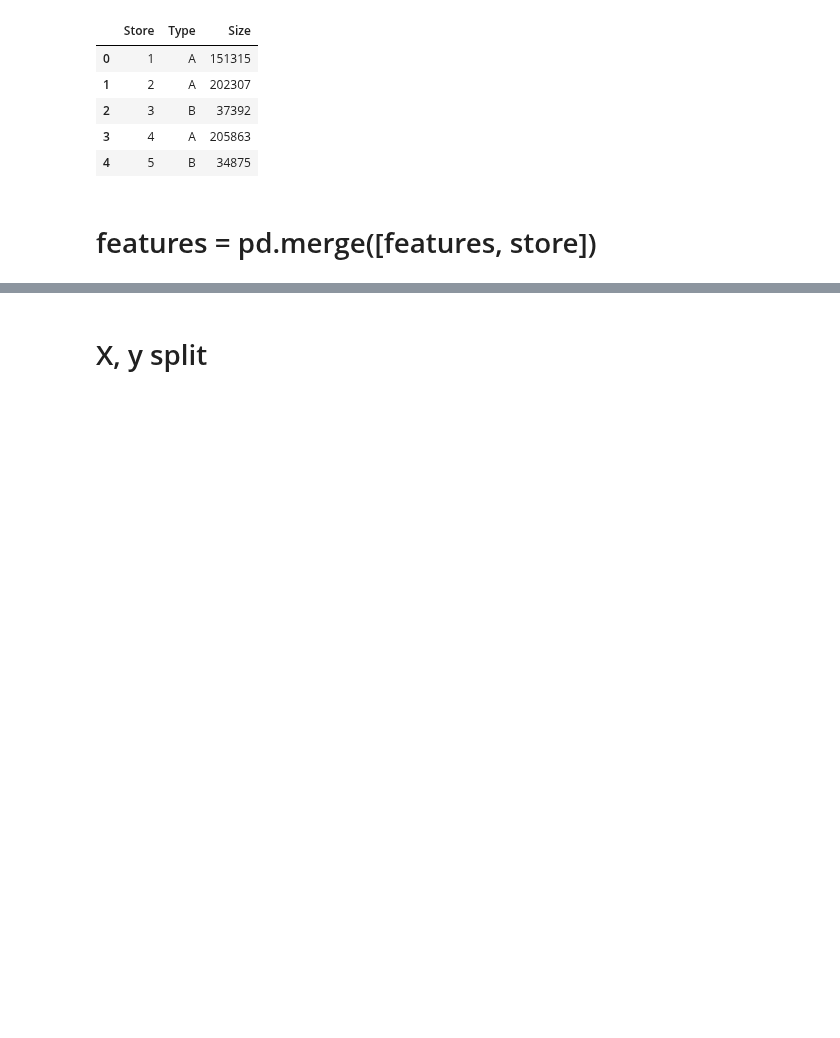
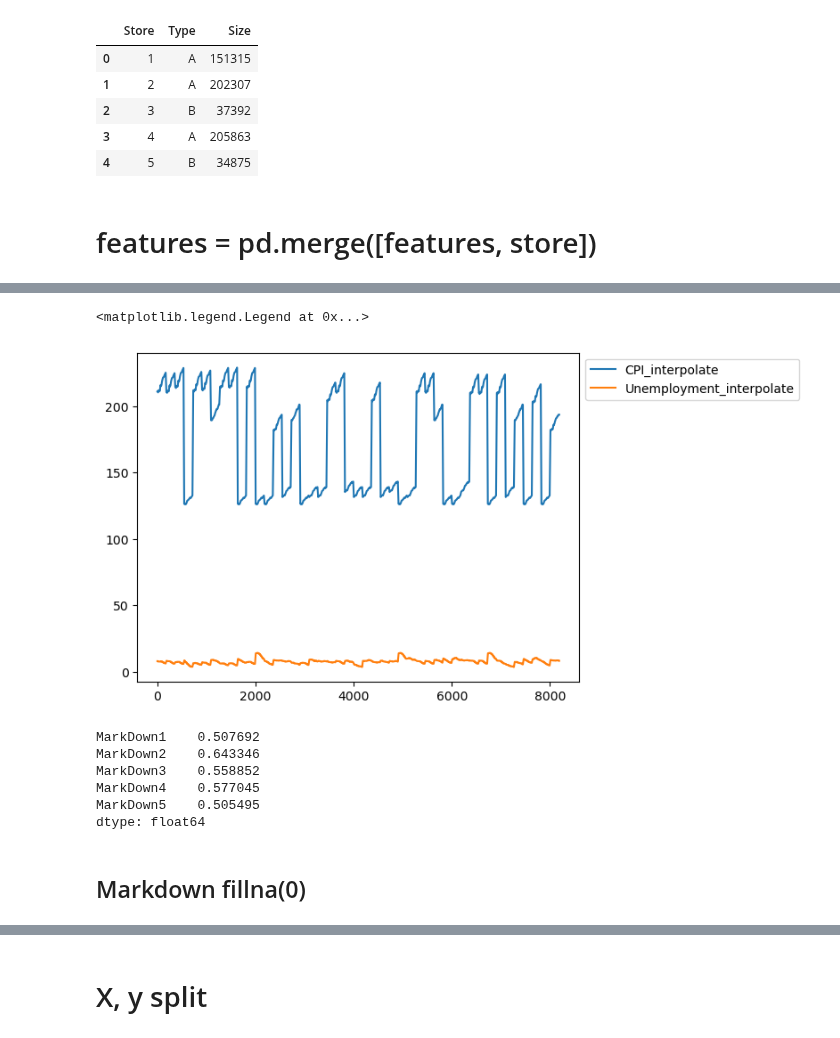
Before and after one commit to wumusill/AI_School, a Jupyter notebook: Project/MiniP4/walmart.ipynb, the cells around one changed output, grey strips where cells are left out. Saved outputs shown, nothing was run; the diff lists cells and outputs as text; code cells hidden in the pictures; blank space fills up the shorter version.

```diff
--- a/Project/MiniP4/walmart.ipynb
+++ b/Project/MiniP4/walmart.ipynb
@@ -118,0 +189,21 @@ sns.boxplot(data=features)
+# %%
+store["CPI_interpolate"] = store["CPI"].interpolate(method="linear", limit_direction="both")
+store["Unemployment_interpolate"] = store["Unemployment"].interpolate(method="linear", limit_direction="both")
+# %%
+store[["CPI_interpolate", "Unemployment_interpolate"]].plot(kind="line", legend=(1, 2))
+plt.legend(bbox_to_anchor=(1, 1))
+# %% [output]
+<matplotlib.legend.Legend at 0x...>
+[figure, added]
+# %%
+# MarkDown의 결측치 비율 : 절반 이상, 제거 고려
+store[["MarkDown1", "MarkDown2", "MarkDown3", "MarkDown4", "MarkDown5"]].isnull().mean()
+# %% [output]
+MarkDown1    0.507692
+MarkDown2    0.643346
+MarkDown3    0.558852
+MarkDown4    0.577045
+MarkDown5    0.505495
+dtype: float64
+# %% [markdown]
+## Markdown fillna(0)
```
Also changed, not shown: parts of 96 cells of this notebook, 1 other file.
